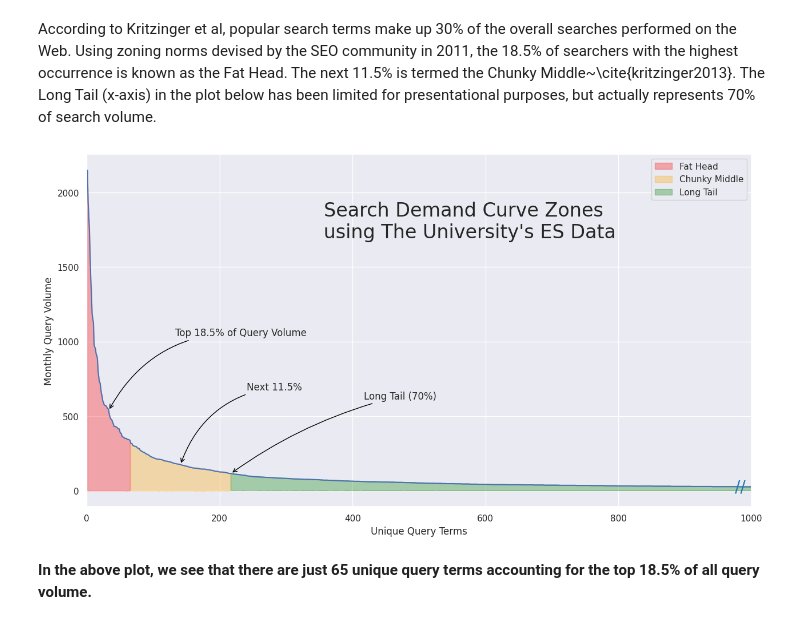
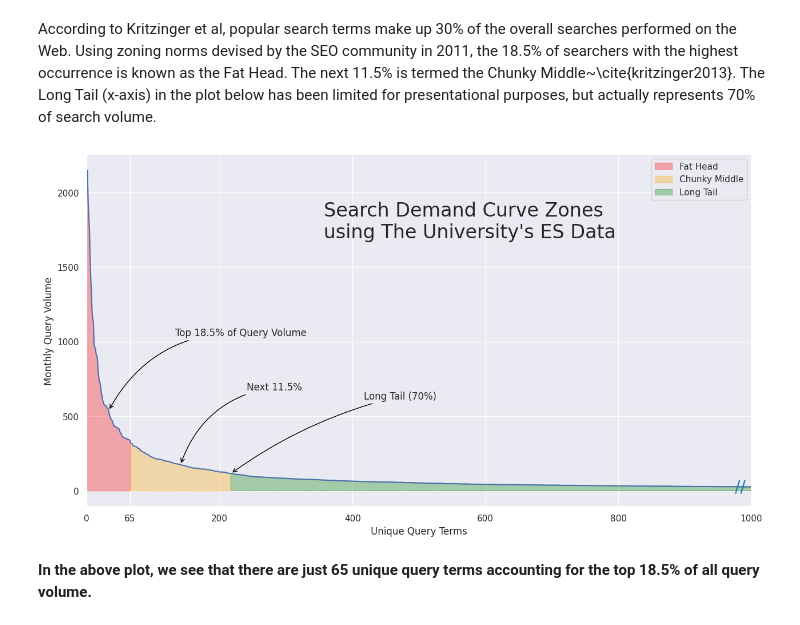
Before and after one commit to ColinDaly75/QAC_with_LTR_for_ES, a Jupyter notebook: search-demand-curve-enterprise-search.ipynb, the cells around one changed output. Saved outputs shown, nothing was run; the diff lists cells and outputs as text; code cells hidden in the pictures.

Commit message:
Kaggle Notebook | Search-Demand-Curve-Enterprise-Search | Version 27

```diff
--- a/search-demand-curve-enterprise-search.ipynb
+++ b/search-demand-curve-enterprise-search.ipynb
@@ -277,6 +277,7 @@ ax.set_ylabel("Monthly Query Volume")
 ax.text(0.5, 0.7, 'Search Demand Curve Zones \n using The University\'s ES Data', transform=fig.transFigure, fontsize=24, ha='center', va='center')
 
 
+
 ax.annotate('Top 18.5% of Query Volume', xy=(fat_head['counter'].median(), fat_head['volume'].median()),
             xytext=(fat_head['counter'].median() + 100, fat_head['volume'].median() + 500),
             arrowprops=dict(arrowstyle='->', connectionstyle="arc3,rad=0.3", linewidth=1, color='black'))
@@ -287,34 +288,40 @@ ax.annotate('Next 11.5%', xy=(chunky_middle['counter'].median(), chunky_middle['
 
 ax.annotate('Long Tail (70%)', xy=(long_tail.iloc[0]['counter'], long_tail.iloc[0]['volume']),
             xytext=(long_tail.iloc[0]['counter'] + 200, long_tail.iloc[0]['volume'] + 500),
             arrowprops=dict(arrowstyle='->', connectionstyle="arc3,rad=0.1", linewidth=1, color='black'))
 
 
 
+
 #limit display of x-axis to make plot more readable, does not affect figures or percentiles.
 ax.set_xlim(left=0.0,right=1000)
+
+# Add a custom tick at x=65,
+lim = ax.get_xlim()
+ax.set_xticks(list(ax.get_xticks()) + [65])
+ax.set_xlim(lim)
 
 
 
 a = fat_head.queries.count()
 #txt="Fig: Search Demand Curve generated from ES query history.  Just' %(a)"
 
 #plt.figtext(0.5, 0.00, 'Fig: Search Demand Curve generated from ES query history.  The %a most frequently submitted queries account for the 18.5 percent of Search Volume'%a, wrap=True, horizontalalignment='center', fontsize=12)
 
 #squiggle code
 x_lim = ax.get_xlim()
 x_pos_squiggle = x_lim[1]
 y_pos_squiggle_es_df = es_df[es_df['counter'] <= x_pos_squiggle]['volume'].iloc[-1]
 ax.text(x_pos_squiggle-25, y_pos_squiggle_es_df-55, '//', fontsize=20, ha='left', va='bottom', color='tab:blue')
 #end squiggle code
 
 
 plt.legend()
 plt.savefig('Fig-Search-Demand-Curve-ES.png', bbox_inches='tight')
 
 plt.show()
 # %% [output]
-[figure, old version]
+[figure, new version]
 # %% [markdown]
 **In the above plot, we see that there are just 65 unique query terms accounting for the top 18.5% of all query volume.**
 # %% [markdown]
```
